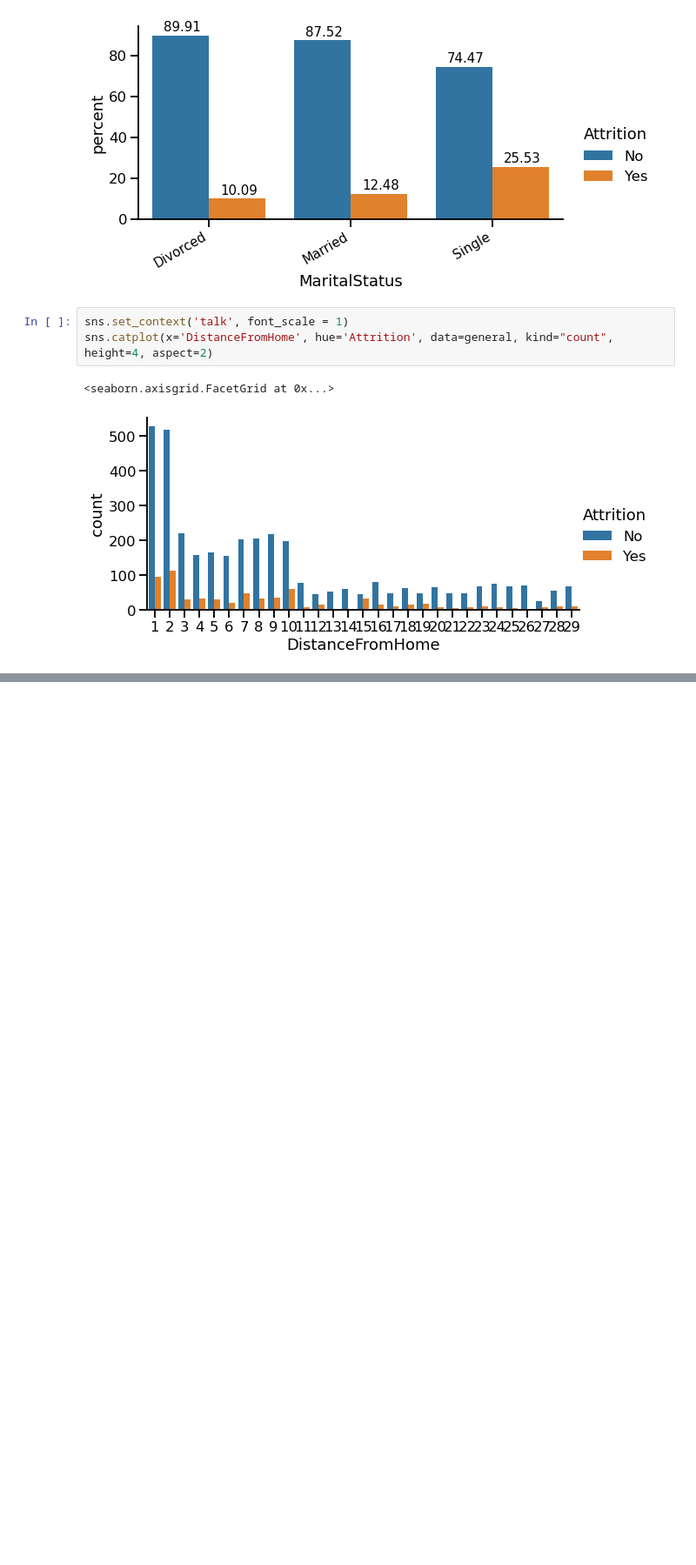
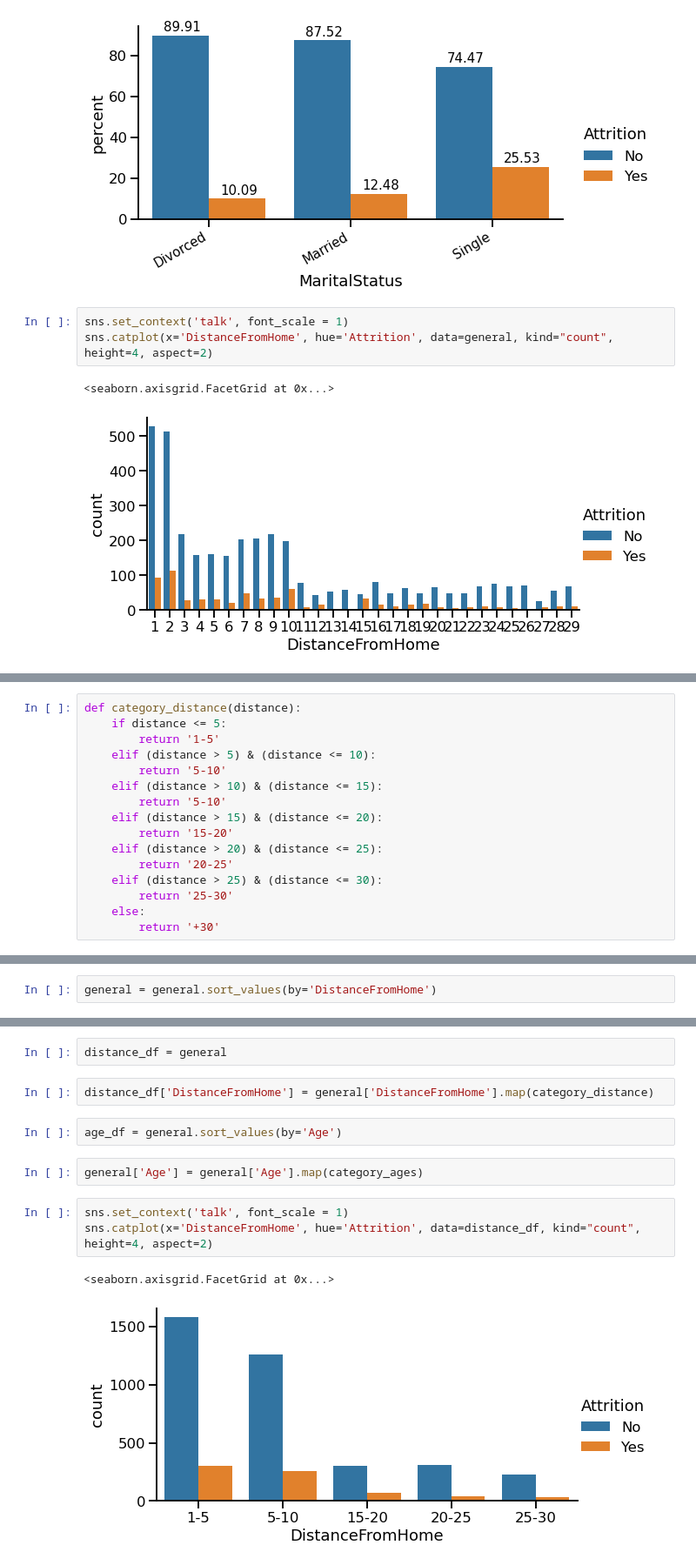
Before and after one commit to Teerath67/Projet-IA, a Jupyter notebook: ProjetIA2.ipynb, the cells around one changed output, grey strips where cells are left out. Shown at 87% size. Drawn from its saved outputs; the diff is of its cells as text; blank space fills up the shorter version.

```diff
--- a/ProjetIA2.ipynb
+++ b/ProjetIA2.ipynb
@@ -530,0 +627,16 @@ sns.catplot(x='DistanceFromHome', hue='Attrition', data=general, kind="count", h
+# %%
+def category_distance(distance):
+    if distance <= 5:
+        return '1-5'
+    elif (distance > 5) & (distance <= 10):
+        return '5-10'
+    elif (distance > 10) & (distance <= 15):
+        return '5-10'
+    elif (distance > 15) & (distance <= 20):
+        return '15-20'
+    elif (distance > 20) & (distance <= 25):
+        return '20-25'
+    elif (distance > 25) & (distance <= 30):
+        return '25-30'
+    else:
+        return '+30'
@@ -530,0 +659,2 @@ sns.catplot(x='DistanceFromHome', hue='Attrition', data=general, kind="count", h
+# %%
+general = general.sort_values(by='DistanceFromHome')
@@ -530,0 +677,14 @@ sns.catplot(x='DistanceFromHome', hue='Attrition', data=general, kind="count", h
+# %%
+distance_df = general
+# %%
+distance_df['DistanceFromHome'] = general['DistanceFromHome'].map(category_distance)
+# %%
+age_df = general.sort_values(by='Age')
+# %%
+general['Age'] = general['Age'].map(category_ages)
+# %%
+sns.set_context('talk', font_scale = 1)
+sns.catplot(x='DistanceFromHome', hue='Attrition', data=distance_df, kind="count", height=4, aspect=2)
+# %% [output]
+<seaborn.axisgrid.FacetGrid at 0x...>
+[figure, added]
```
Also changed, not shown: parts of 48 cells of this notebook.
